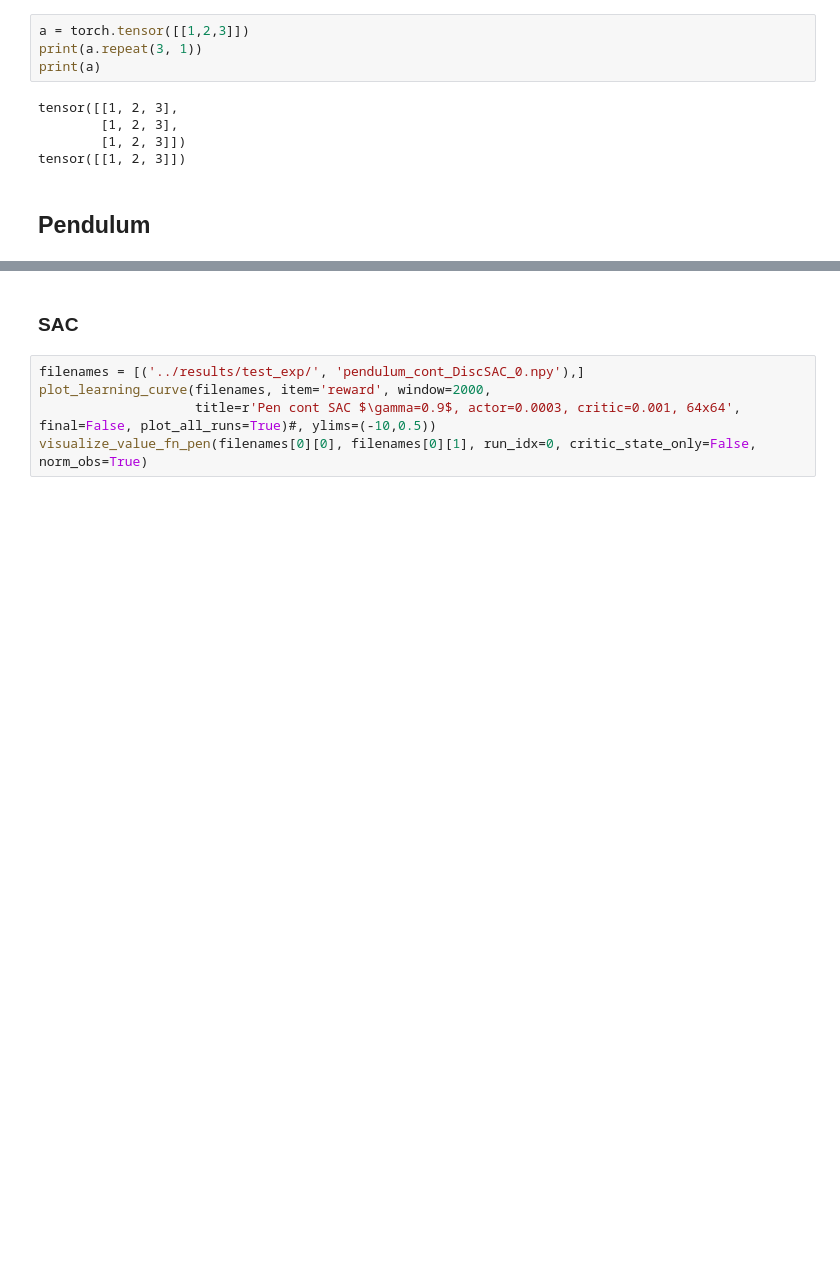
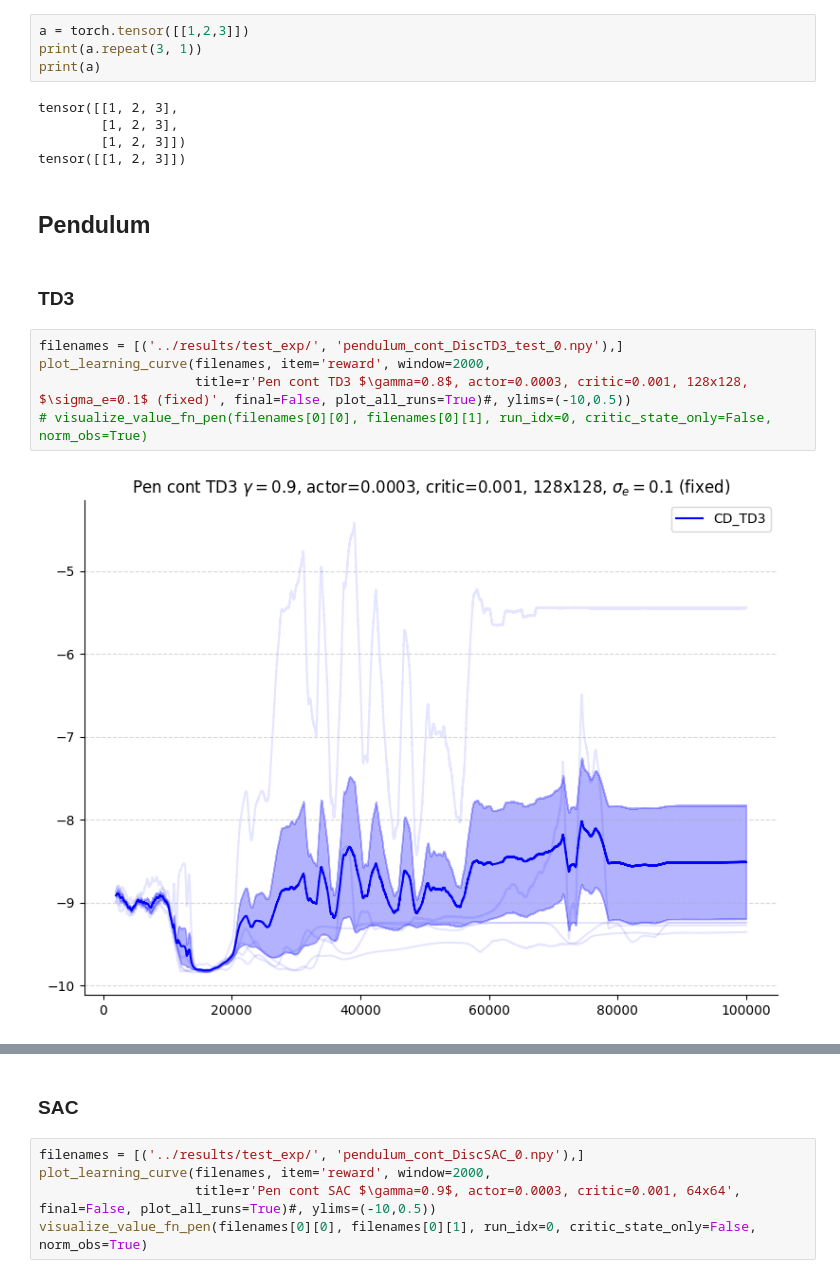
Before and after one commit to abhisheknaik96/continuing-rl-exps, a Jupyter notebook: notebooks/SAC.ipynb, the cells around one changed output, grey strips where cells are left out. Drawn from its saved outputs; the diff is of its cells as text; blank space fills up the shorter version.

Commit message:
2025-04-28 EOD checkpoint: first tests with TD3

```diff
--- a/notebooks/SAC.ipynb
+++ b/notebooks/SAC.ipynb
@@ -679,3 +679,12 @@ tensor([[1, 2, 3],
 tensor([[1, 2, 3]])
 # %% [markdown]
 ## Pendulum
+# %% [markdown]
+### TD3
+# %%
+filenames = [('../results/test_exp/', 'pendulum_cont_DiscTD3_test_0.npy'),]
+plot_learning_curve(filenames, item='reward', window=2000,
+                    title=r'Pen cont TD3 $\gamma=0.8$, actor=0.0003, critic=0.001, 128x128, $\sigma_e=0.1$ (fixed)', final=False, plot_all_runs=True)#, ylims=(-10,0.5))
+# visualize_value_fn_pen(filenames[0][0], filenames[0][1], run_idx=0, critic_state_only=False, norm_obs=True)
+# %% [output]
+[figure, added]
```
Also changed, not shown: parts of 2 cells of this notebook, 5 other files.
